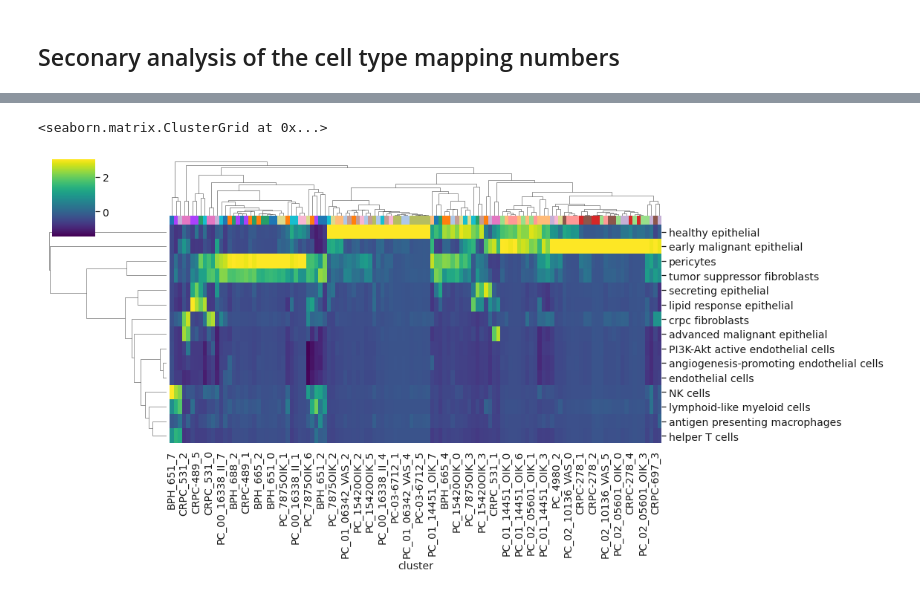
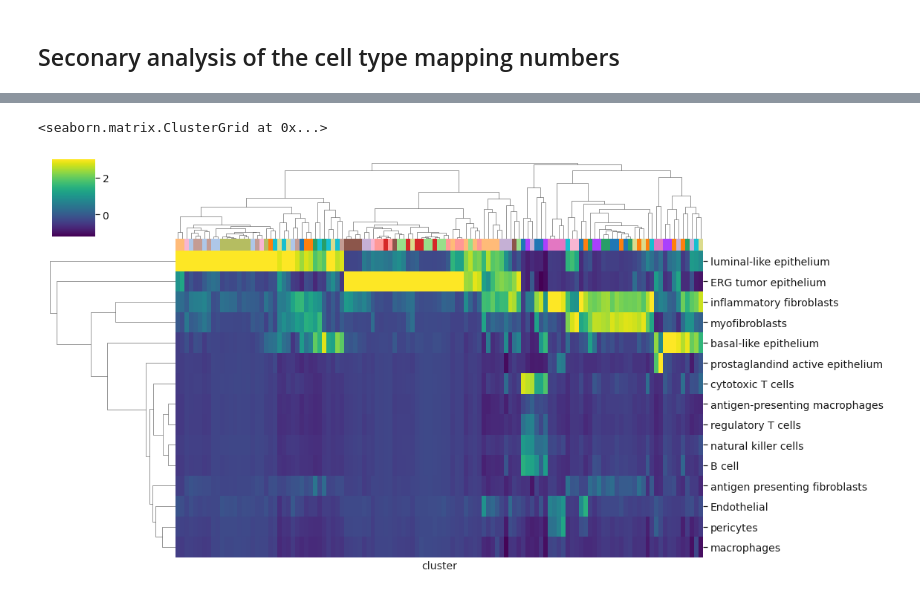
Before and after one commit to akiviaho/spatial, a Jupyter notebook: notebooks/spatial-post-c2l-mapping.ipynb, the cells around one changed output, grey strips where cells are left out. Drawn from its saved outputs; the diff is of its cells as text; code cells hidden in the pictures.

Commit message:
Implemented more post-cell2location analyses

```diff
--- a/notebooks/spatial-post-c2l-mapping.ipynb
+++ b/notebooks/spatial-post-c2l-mapping.ipynb
@@ -33,7 +33,7 @@ warnings.filterwarnings("ignore")
 # %%
 # Download data and format cell2location mapping results into obs columns in both aggregated adata and individual slides
 #c2l-results/cell2location_map_20230322/
-adata_vis = sc.read_h5ad('./visium_adata_with_c2l_mapping_20230322.h5ad')
+adata_vis = sc.read_h5ad('./visium_adata_with_c2l_mapping_20230519.h5ad')
 
 adata_vis.obs.joint_leiden_clusters = adata_vis.obs.sample_id.astype(str) + '_' + adata_vis.obs.joint_leiden_clusters.astype(str)
 adata_vis.obs['joint_leiden_clusters'] = pd.Categorical(adata_vis.obs['joint_leiden_clusters'])
@@ -289,36 +320,36 @@ n_cells_col_cap = 3
 # Take 10 most prevalent cell types and use them for the heatmap
 heatmap_vars = np.array(cell_mapping_dat.var_names[np.argsort(np.sum(
     cell_mapping_dat.X,axis=0))[::-1]])[ctype_start:ctype_start + n_ctypes]
 
 # Backup for taking specific cell types
 # heatmap_vars = [x for x in scaled_cell_mapping_dat.var_names if "epithelial" in x or "fibroblast" in x or "pericyte" in x]
 
 
 # Convert X and annotations to pandas DataFrame
 df = pd.DataFrame(cell_mapping_dat.X)
 df['cluster'] = cell_mapping_dat.obs['joint_leiden_clusters'].tolist()
 #df['sample_id'] = cell_mapping_dat.obs['sample_id']
 
 # Group rows by their annotation values and calculate the average of each group
 averaged_df = df.groupby('cluster').mean()
 averaged_df.columns = cell_mapping_dat.var_names
 
 averaged_df = averaged_df[heatmap_vars]
 
 # Extract sample names from index values
 sample_names = ['_'.join(index.split("_")[:-1]) for index in averaged_df.index]
 
 # Create a dictionary that maps each sample name to a color
 color_map = {sample: sns.color_palette()[i] for i, sample in enumerate(sorted(set(sample_names)))}
 
 # Use the color_map dictionary to assign colors to each index value
 colors = [color_map[sample_name] for sample_name in sample_names]
 
-sns.clustermap(averaged_df.T,col_colors=colors, cmap='viridis',z_score=1,
-                vmax=n_cells_col_cap,figsize=(16,8))
+sns.clustermap(averaged_df.T, col_colors=colors, cmap='viridis', z_score=1,
+                vmax=n_cells_col_cap, figsize=(16,8), xticklabels=False)
 # %% [output]
 <seaborn.matrix.ClusterGrid at 0x...>
-[figure, old version]
+[figure, new version]
 # %%
 
 sc.tl.rank_genes_groups(cell_mapping_dat,groupby='joint_leiden_clusters')
```
Also changed, not shown: parts of 11 cells of this notebook, 2 other files.
